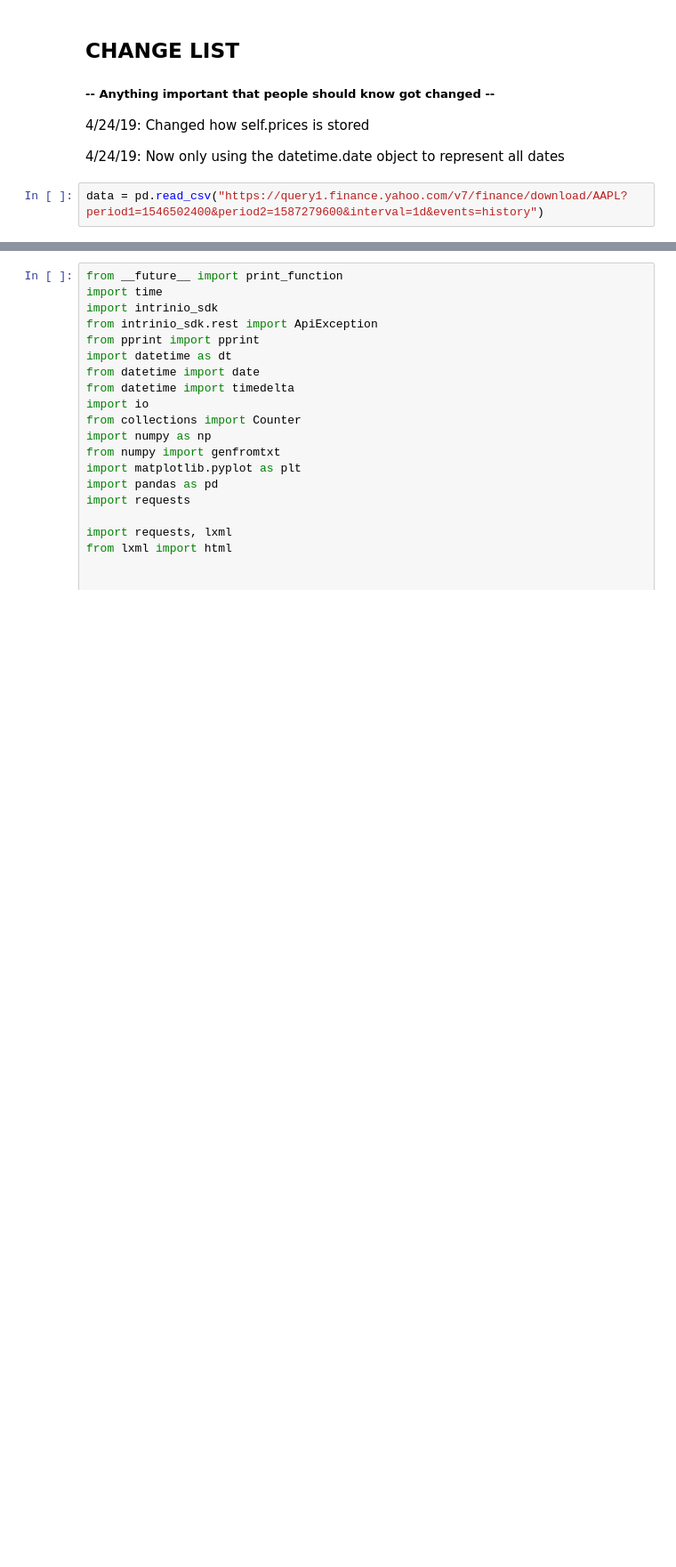
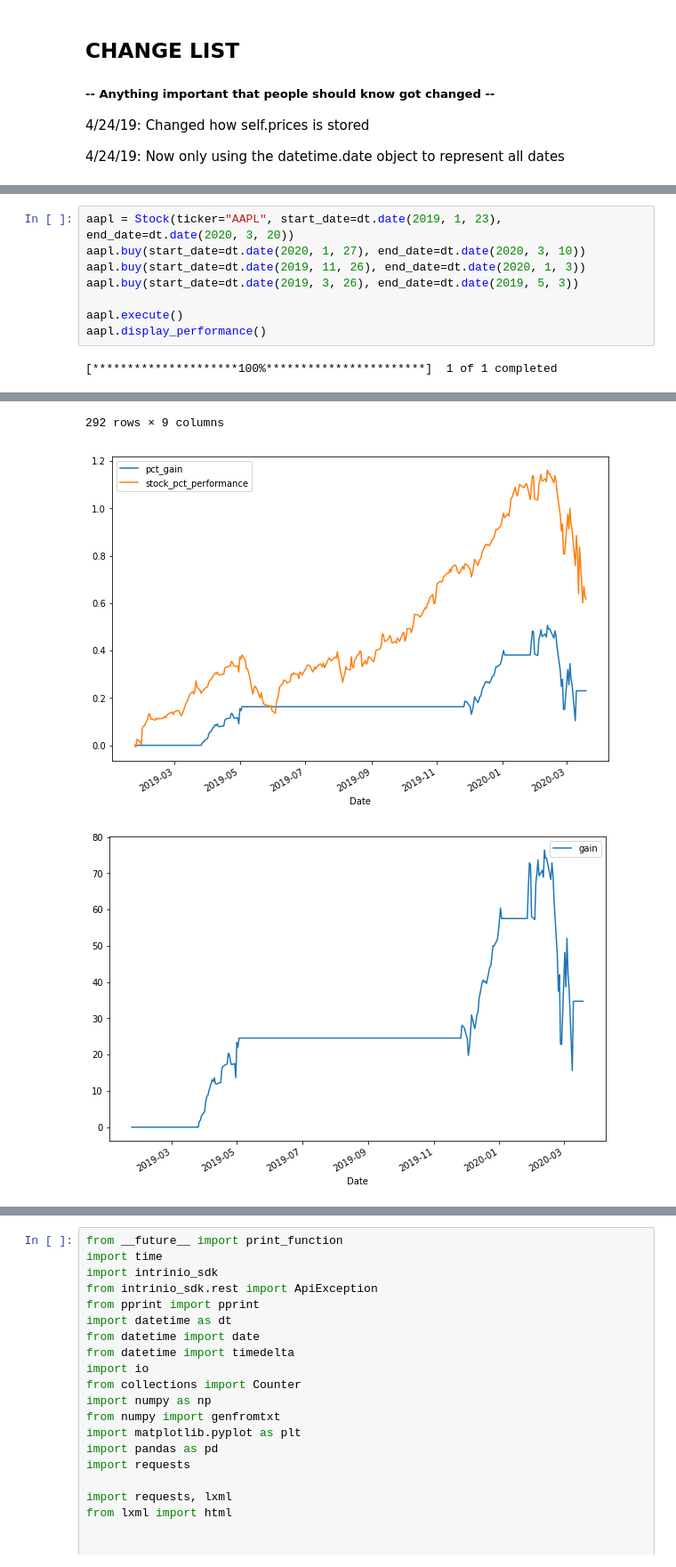
Before and after one commit to mibri/Berkeley-Investment-Group, a Jupyter notebook: Backtest_Platform_Display.ipynb, the cells around one changed output, grey strips where cells are left out. Shown at 89% size. Drawn from its saved outputs; the diff is of its cells as text; blank space fills up the shorter version.

```diff
--- a/Backtest_Platform_Display.ipynb
+++ b/Backtest_Platform_Display.ipynb
@@ -52,5 +31,3 @@ Once everything gets a bit more flushed out, we can parallelize our work between
 4/24/19: Changed how self.prices is stored
 
 4/24/19: Now only using the datetime.date object to represent all dates
-# %%
-data = pd.read_csv("https://query1.finance.yahoo.com/v7/finance/download/AAPL?period1=1546502400&period2=1587279600&interval=1d&events=history")
@@ -56,0 +104,10 @@ data = pd.read_csv("https://query1.finance.yahoo.com/v7/finance/download/AAPL?pe
+# %%
+aapl = Stock(ticker="AAPL", start_date=dt.date(2019, 1, 23), end_date=dt.date(2020, 3, 20))
+aapl.buy(start_date=dt.date(2020, 1, 27), end_date=dt.date(2020, 3, 10))
+aapl.buy(start_date=dt.date(2019, 11, 26), end_date=dt.date(2020, 1, 3))
+aapl.buy(start_date=dt.date(2019, 3, 26), end_date=dt.date(2019, 5, 3))
+
+aapl.execute()
+aapl.display_performance()
+# %% [output]
+[*********************100%***********************]  1 of 1 completed
@@ -56,0 +127,3 @@ data = pd.read_csv("https://query1.finance.yahoo.com/v7/finance/download/AAPL?pe
+292 rows × 9 columns
+[figure, added]
+[figure, added]
```
Also changed, not shown: parts of 14 cells of this notebook, 1 other file.
